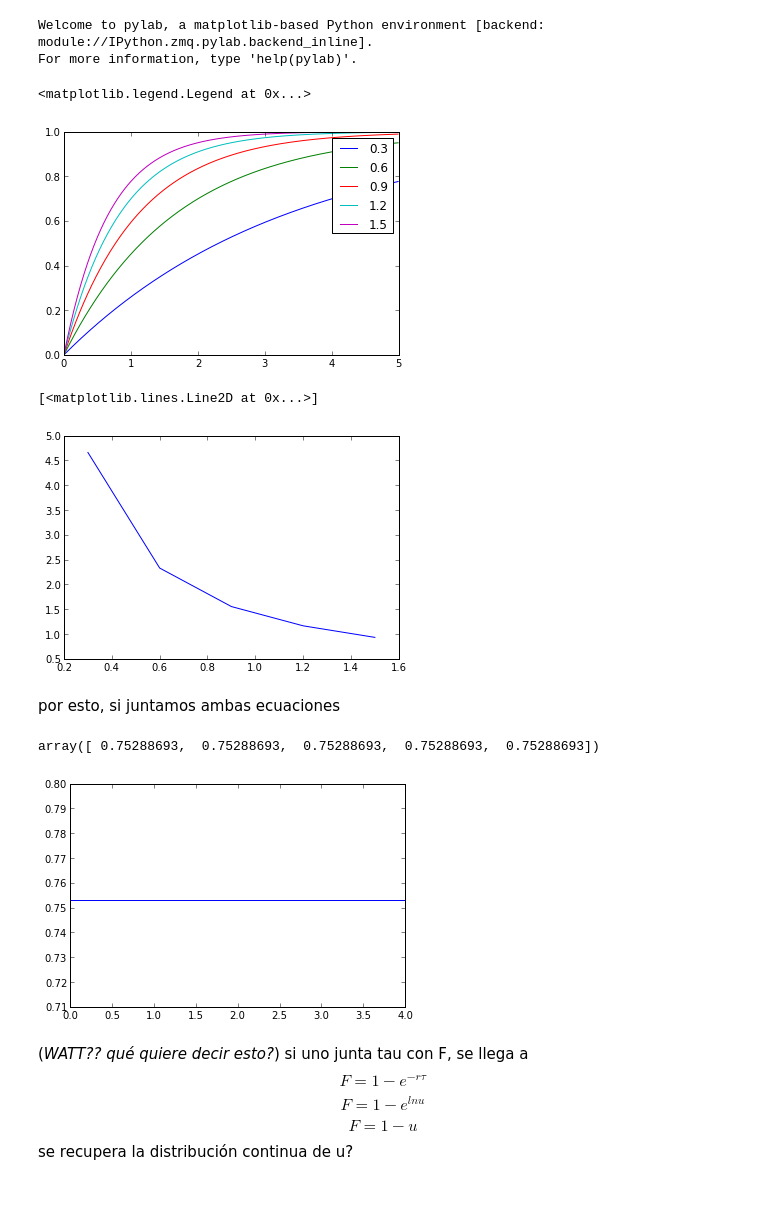
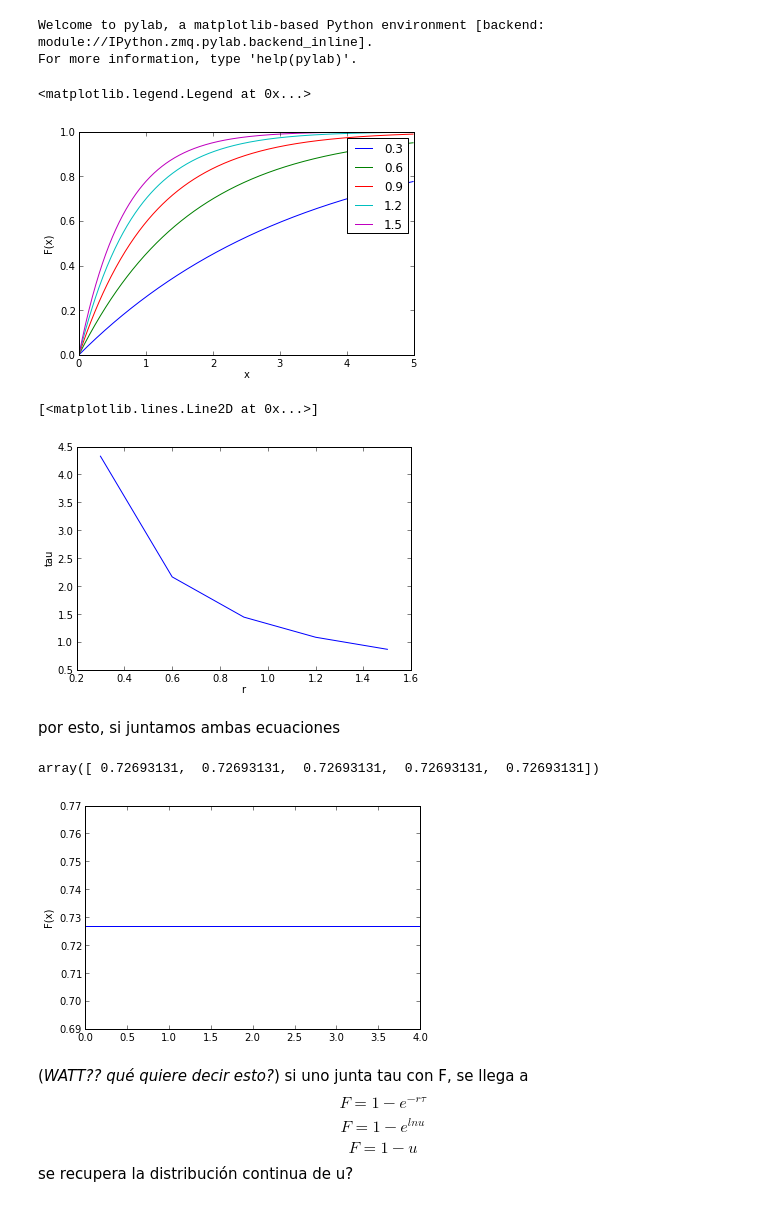
Before and after one commit to jdestupinan1332/Sistems-Biology, a Jupyter notebook: hw_4/Punto 2.ipynb, the cells around one changed output. Drawn from its saved outputs; the diff is of its cells as text; code cells hidden in the pictures.

```diff
--- a/hw_4/Punto 2.ipynb
+++ b/hw_4/Punto 2.ipynb
@@ -10,32 +10,37 @@ donde u es un numero aleatorio uniformemente distribuido entre 0 y 1, produce un
 Welcome to pylab, a matplotlib-based Python environment [backend: module://IPython.zmq.pylab.backend_inline].
 For more information, type 'help(pylab)'.
 # %%
-r = arange(0.3,1.8, 0.3)
-x = arange(0,5,0.01)
+r = arange(0.3,1.8, 0.3) #lista de 0.3 < r < 1.5  medias
+x = arange(0,5,0.01) #lista de vlores de x para poder graficar bien
 for media in r:
-    F = 1 - pow(e,-media*x)
+    F = 1 - pow(e,-media*x) #por cada valor en r se hace esto
     plot (x,F)
+xlabel('x')
+ylabel('F(x)')
 legend (r)
 # %% [output]
 <matplotlib.legend.Legend at 0x...>
-[figure, old version]
+[figure, new version]
 # %%
-u = random_sample()
-tau = 1/r*log(1/u)
+u = random_sample() #número aleatorio con distribución continua [0,1)
+tau = 1/r*log(1/u) #se v'cómo varía tau respecto a r, con u dado
+xlabel('r')
+ylabel('tau')
 plot(r,tau)
 # %% [output]
 [<matplotlib.lines.Line2D at 0x...>]
-[figure, old version]
+[figure, new version]
 # %% [markdown]
 por esto, si juntamos ambas ecuaciones
 # %%
 F = 1 - pow(e,-r*tau)
 # %%
 plot(F)
+ylabel('F(x)')
 F
 # %% [output]
-array([ 0.75288693,  0.75288693,  0.75288693,  0.75288693,  0.75288693])
+array([ 0.72693131,  0.72693131,  0.72693131,  0.72693131,  0.72693131])
-[figure, old version]
+[figure, new version]
 # %% [markdown]
 (*WATT?? qué quiere decir esto?*)
 si uno junta tau con F, se llega a
```
Also changed, not shown: parts of 6 cells of this notebook.
